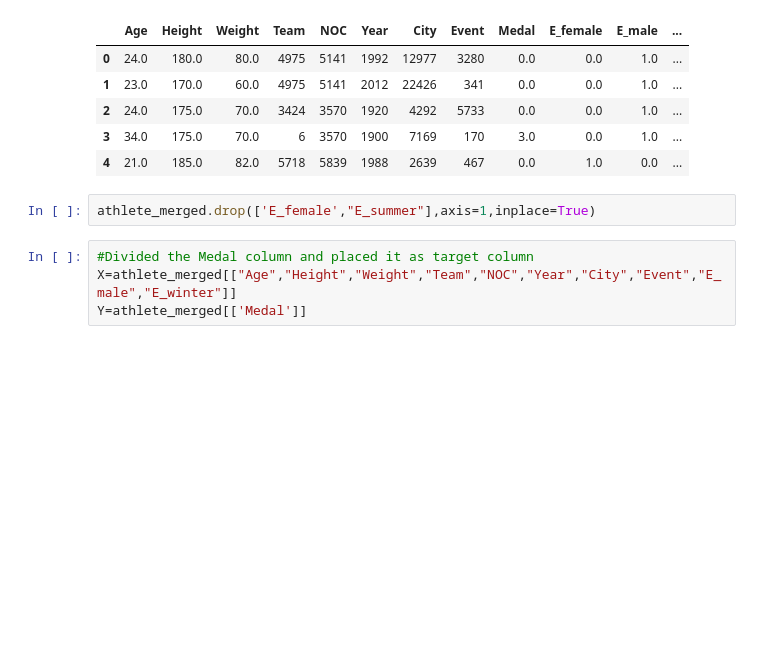
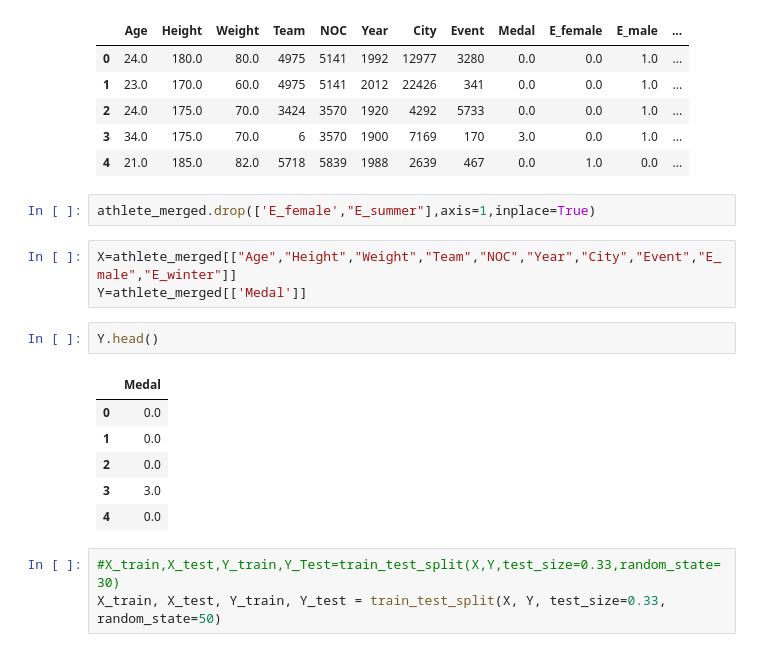
Before and after one commit to shailbpatel/255_group_project, a Jupyter notebook: Python_Code/Code_for_medal_prediction.ipynb, the cells around one changed output. Cells and saved outputs as stored; diff of their text form; blank space fills up the shorter version.

```diff
--- a/Python_Code/Code_for_medal_prediction.ipynb
+++ b/Python_Code/Code_for_medal_prediction.ipynb
@@ -564,6 +569,17 @@ athlete_merged.head()
 # %%
 athlete_merged.drop(['E_female',"E_summer"],axis=1,inplace=True)
 # %%
-#Divided the Medal column and placed it as target column
 X=athlete_merged[["Age","Height","Weight","Team","NOC","Year","City","Event","E_male","E_winter"]]
 Y=athlete_merged[['Medal']]
+# %%
+Y.head()
+# %% [output]
+|  | Medal |
+| 0 | 0.0 |
+| 1 | 0.0 |
+| 2 | 0.0 |
+| 3 | 3.0 |
+| 4 | 0.0 |
+# %%
+#X_train,X_test,Y_train,Y_Test=train_test_split(X,Y,test_size=0.33,random_state=30)
+X_train, X_test, Y_train, Y_test = train_test_split(X, Y, test_size=0.33, random_state=50)
```
Also changed, not shown: parts of 16 cells of this notebook.
